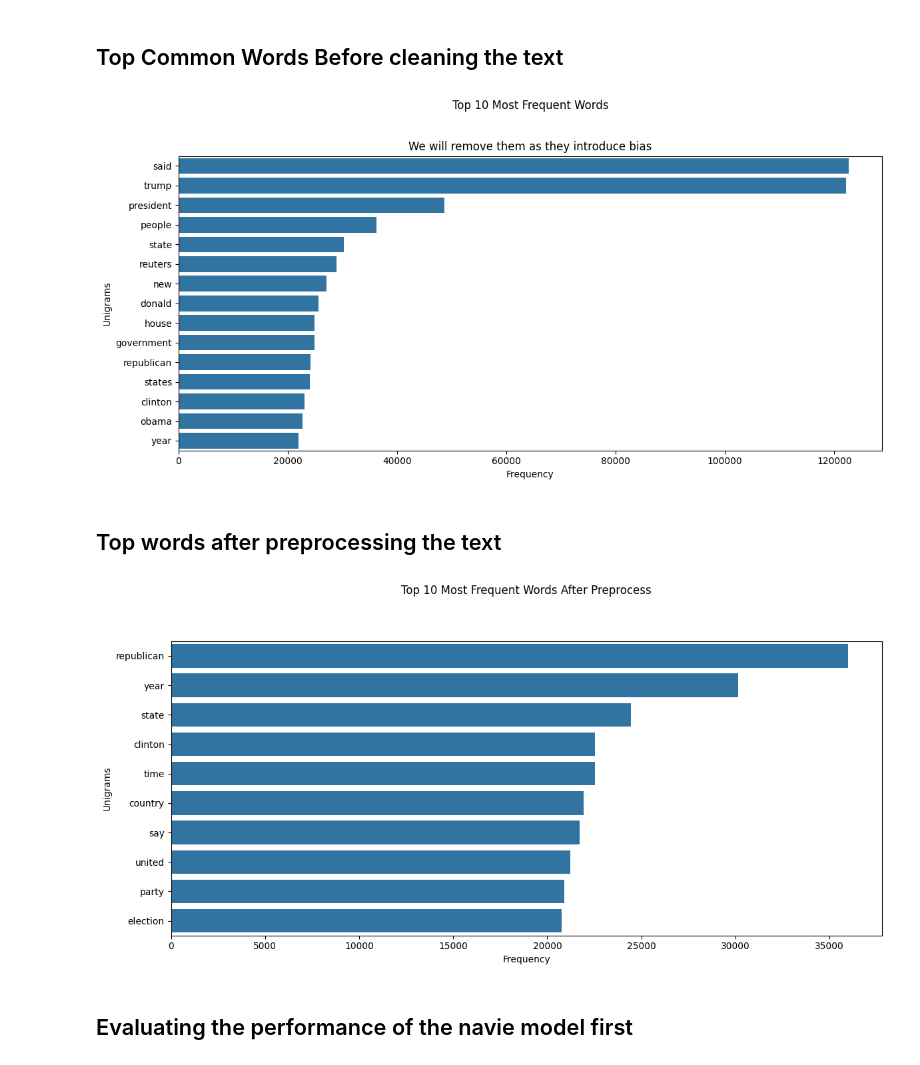
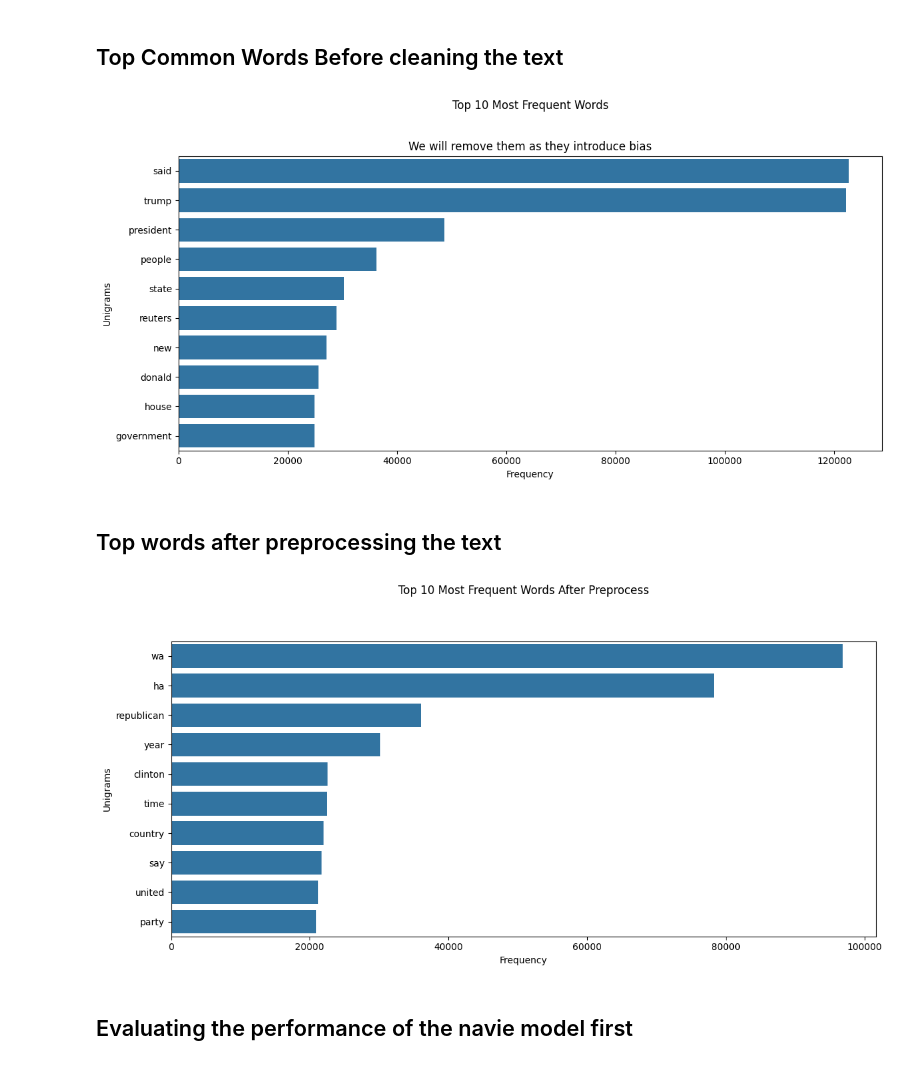
Before and after one commit to KushalRegmi61/veritas-news-credibility-analyzer, a Jupyter notebook: notebooks/modeling.ipynb, the cells around one changed output. Cells and saved outputs as stored; diff of their text form; code cells hidden in the pictures.

```diff
--- a/notebooks/modeling.ipynb
+++ b/notebooks/modeling.ipynb
@@ -105,15 +113,18 @@ data_news.shape, data_news.isna().sum()
 # %%
-# creating a custom transformer
-from sklearn.base  import BaseEstimator, TransformerMixin
-
+import re
+import string
+import emoji
+from nltk.corpus import stopwords
+from nltk.stem import WordNetLemmatizer
+from nltk.tokenize import RegexpTokenizer
+from sklearn.base import BaseEstimator, TransformerMixin
 
 class TextPreprocessor(BaseEstimator, TransformerMixin):
     def __init__(self):
         self.stop_words = stopwords.words('english')
-        self.freqwords = set(['said','trump','president','people','state','reuters','new','donald','house','government'])
+        self.freqwords = set(['said', 'trump', 'president', 'people', 'state', 'reuters', 'new', 'donald', 'house', 'government'])
         self.stopwords_set = set(self.stop_words).union(self.freqwords)
         self.lemmatizer = WordNetLemmatizer()
-        # Tokenize
         self.tokenizer = RegexpTokenizer(r'[a-zA-Z0-9]+')
 
     def preprocess_text(self, text):
@@ -129,23 +140,20 @@ class TextPreprocessor(BaseEstimator, TransformerMixin):
         # Remove HTML tags
         text = re.sub(r'<.*?>', '', text)
 
+
+        # Remove possessives like "trump's" → "trump"
+        text = re.sub(r"'s\b", "", text)
+
         # Remove punctuation
         text = re.sub(f'[{re.escape(string.punctuation)}]', '', text)
+
 
         # Remove newlines and unicode punctuation
         text = re.sub(r'\n', ' ', text)
         text = re.sub(r'[’“”…]', '', text)
 
         # Remove emojis
-        emoji_pattern = re.compile("["
-            u"\U0001F600-\U0001F64F"  # emoticons
-            u"\U0001F300-\U0001F5FF"  # symbols & pictographs
-            u"\U0001F680-\U0001F6FF"  # transport & map symbols
-            u"\U0001F1E0-\U0001F1FF"  # flags
-            u"\U00002702-\U000027B0"
-            u"\U000024C2-\U0001F251"
-            "]+", flags=re.UNICODE)
-        text = emoji_pattern.sub('', text)
+        text = emoji.replace_emoji(text, replace='')
 
         # Expand contractions
         contractions = {
@@ -165,19 +173,16 @@ class TextPreprocessor(BaseEstimator, TransformerMixin):
         # Remove extra whitespace
         text = re.sub(r'\s+', ' ', text).strip()
 
-
+        # Tokenize
         tokens = self.tokenizer.tokenize(text)
 
+        # Lemmatize first
+        tokens = [self.lemmatizer.lemmatize(word) for word in tokens]
 
-        # Remove stopwords
+        # Then remove stopwords (after lemmatization to catch more)
         tokens = [word for word in tokens if word not in self.stopwords_set]
 
-        # Lemmatize
-        tokens = [self.lemmatizer.lemmatize(word) for word in tokens]
-
-        # Return processed string
         return ' '.join(tokens)
-
 
     def fit(self, X, y=None):
         return self
@@ -195,17 +200,16 @@ data_news['text_cleaned'] = TextPreprocessor().fit_transform(data_news['text'])
 # %% [markdown]
 ## Top Common Words Before cleaning the text
 # %%
-clean_count = pd.DataFrame(get_top_n_words(data_news['text'], 15))
+clean_count = pd.DataFrame(get_top_n_words(data_news['text'], 10))
 # %%
 plot_top_words(
     clean_count,
     title='Top 10 Most Frequent Words\n\n\nWe will remove them as they introduce bias',
     x_label='Frequency',
     y_label='Unigrams',
 )
-['said', 'trump', 'president']
 # %% [output]
-[figure, old version]
+[figure, new version]
 # %% [markdown]
 ## Top words after preprocessing the text
 # %%
@@ -218,7 +222,7 @@ plot_top_words(
     y_label='Unigrams',
 )
 # %% [output]
-[figure, old version]
+[figure, new version]
 # %% [markdown]
 ## Evaluating the performance of the navie model first
 # %%
```
Also changed, not shown: parts of 49 cells of this notebook.
